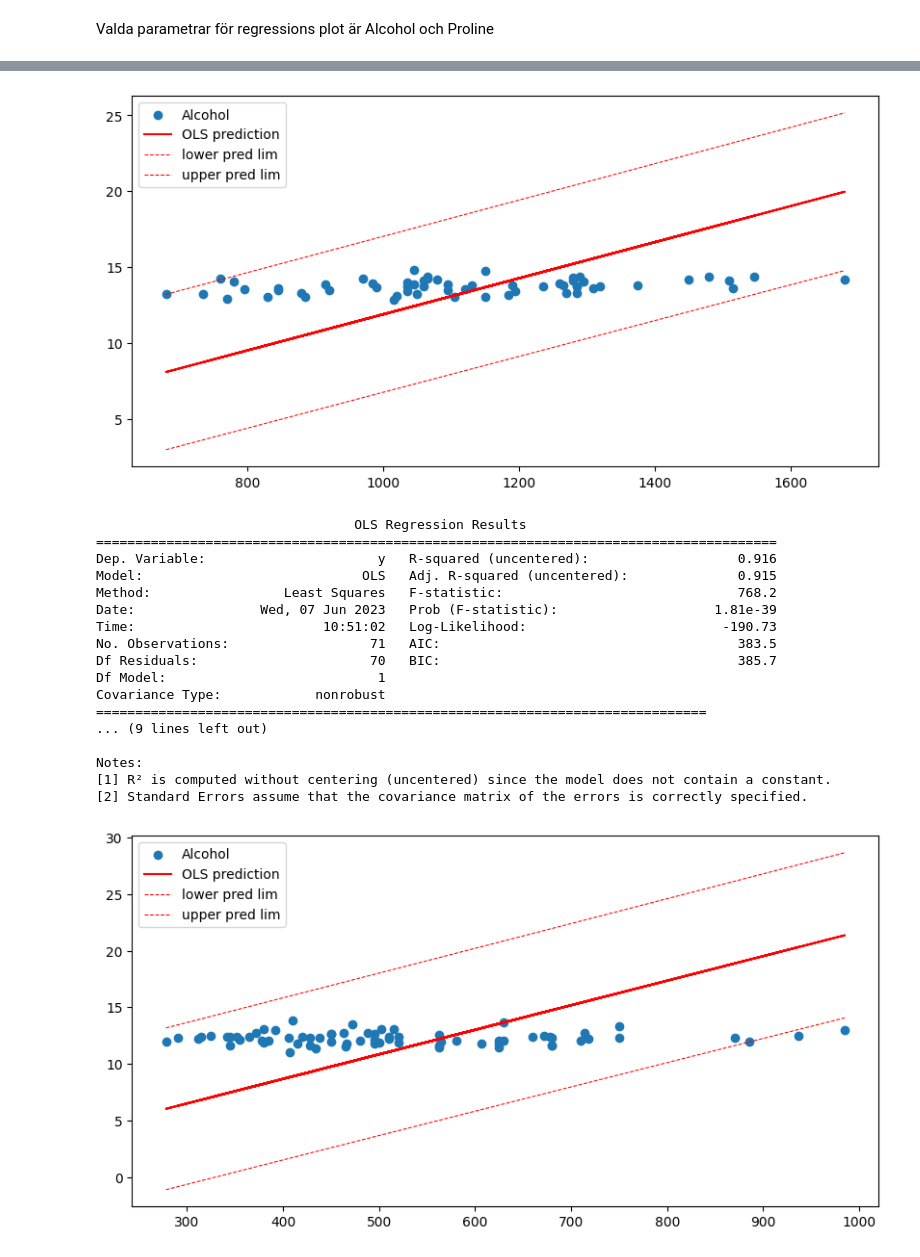
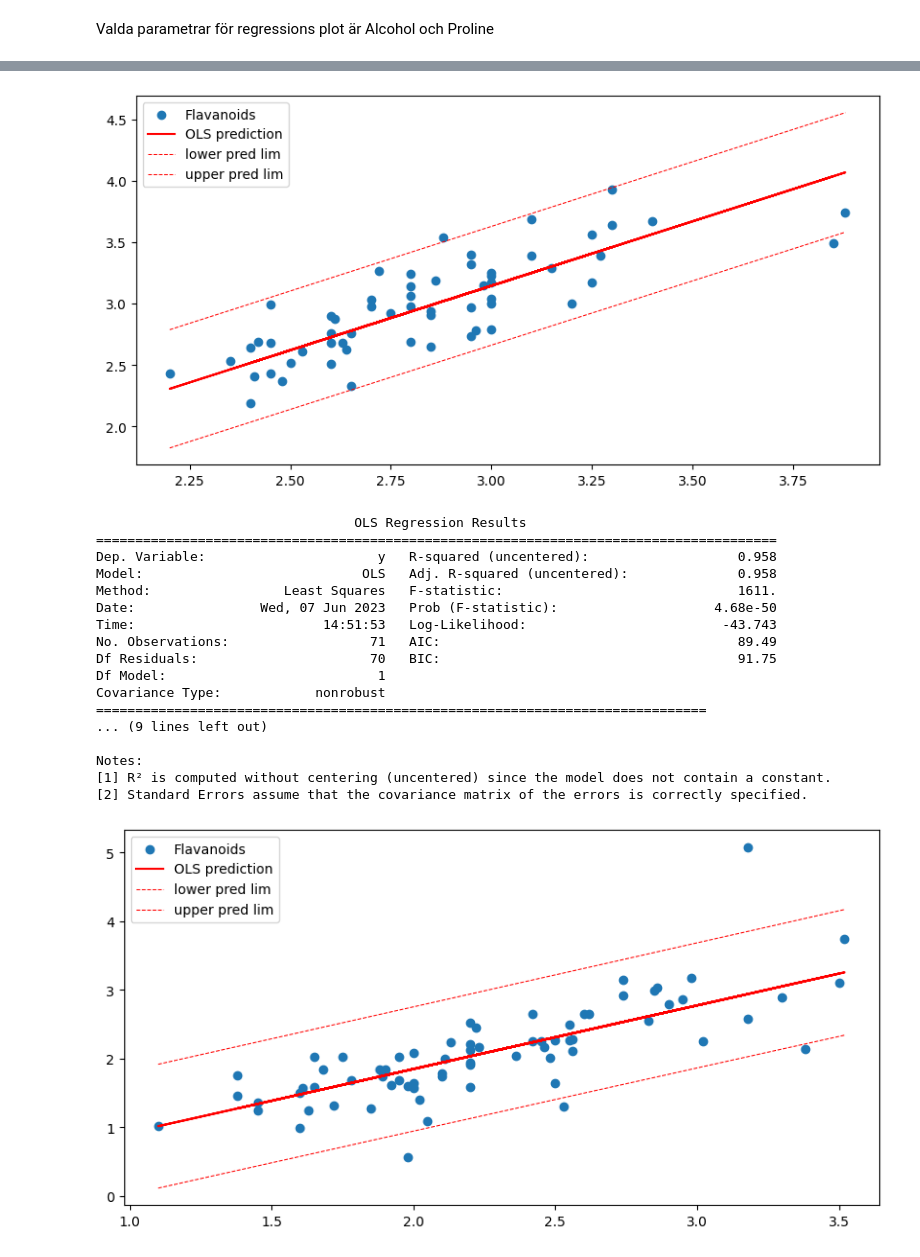
Before and after one commit to FabianAndersson17/Statistiska_Metoder_Slutuppgift, a Jupyter notebook: slutprojekt.ipynb, the cells around one changed output, grey strips where cells are left out. Drawn from its saved outputs; the diff is of its cells as text; code cells hidden in the pictures.

Commit message:
Started with the explanation of the results for ex 6

```diff
--- a/slutprojekt.ipynb
+++ b/slutprojekt.ipynb
@@ -246,7 +248,7 @@ Valda parametrar för regressions plot är Alcohol och Proline
 import statsmodels.api as sm
 
 regression_data = wine_data.reset_index().rename({"index": "Grape Variant"}, axis = 1)
-regression_data = regression_data[["Grape Variant", "Alcohol", "Proline"]]
+regression_data = regression_data[["Grape Variant", "Total phenols", "Flavanoids"]]
 regression_data_grape1 = regression_data[regression_data["Grape Variant"] == 1].reset_index(drop = True)
 regression_data_grape2 = regression_data[regression_data["Grape Variant"] == 2].reset_index(drop = True)
 regression_data_grape3 = regression_data[regression_data["Grape Variant"] == 3].reset_index(drop = True)
@@ -275,24 +277,24 @@ Notes:
 [1] R² is computed without centering (uncentered) since the model does not contain a constant.
 [2] Standard Errors assume that the covariance matrix of the errors is correctly specified.
 # %%
-predictions = result_grape1.get_prediction(regression_data_grape1["Proline"])
+predictions = result_grape1.get_prediction(regression_data_grape1["Total phenols"])
 
 frame=predictions.summary_frame(alpha=0.05)
 ypred=frame['mean']
 
 frame[['obs_ci_lower','obs_ci_upper']]
 
-order = np.argsort(regression_data_grape1["Proline"])
-xs = np.array(regression_data_grape1["Proline"])[order]
+order = np.argsort(regression_data_grape1["Total phenols"])
+xs = np.array(regression_data_grape1["Total phenols"])[order]
 # ys = np.array(frame['obs_ci_lower'])[order]
 
 fig, ax = plt.subplots(figsize=(10,5))
 
-plt.scatter(data=regression_data_grape1, x='Proline', y='Alcohol')
-ax.plot(regression_data_grape1["Proline"], ypred, "r", label="OLS prediction")
+plt.scatter(data=regression_data_grape1, x='Total phenols', y='Flavanoids')
+ax.plot(regression_data_grape1["Total phenols"], ypred, "r", label="OLS prediction")
 
-order = np.argsort(regression_data_grape1["Proline"])
-x = np.array(regression_data_grape1["Proline"])[order]
+order = np.argsort(regression_data_grape1["Total phenols"])
+x = np.array(regression_data_grape1["Total phenols"])[order]
 lower = np.array(frame['obs_ci_lower'])[order]
 upper = np.array(frame['obs_ci_upper'])[order]
 
@@ -303,23 +305,23 @@ ax.plot(xs, upper, 'r--', label="upper pred lim", linewidth=0.75)
 ax.legend(loc="best")
 plt.show()
 # %% [output]
-[figure, old version]
+[figure, new version]
 # %%
-grape2_x = regression_data_grape2["Proline"].to_list()
-grape2_y = regression_data_grape2["Alcohol"].to_list()
+grape2_x = regression_data_grape2["Total phenols"].to_list()
+grape2_y = regression_data_grape2["Flavanoids"].to_list()
 
 result_grape2 = sm.OLS(grape2_y, grape2_x).fit()
 print(result_grape2.summary())
 # %% [output]
                                  OLS Regression Results
 =======================================================================================
-Dep. Variable:                      y   R-squared (uncentered):                   0.916
-Model:                            OLS   Adj. R-squared (uncentered):              0.915
-Method:                 Least Squares   F-statistic:                              768.2
-Date:                Wed, 07 Jun 2023   Prob (F-statistic):                    1.81e-39
-Time:                        10:51:02   Log-Likelihood:                         -190.73
-No. Observations:                  71   AIC:                                      383.5
-Df Residuals:                      70   BIC:                                      385.7
+Dep. Variable:                      y   R-squared (uncentered):                   0.958
+Model:                            OLS   Adj. R-squared (uncentered):              0.958
+Method:                 Least Squares   F-statistic:                              1611.
+Date:                Wed, 07 Jun 2023   Prob (F-statistic):                    4.68e-50
+Time:                        14:51:53   Log-Likelihood:                         -43.743
+No. Observations:                  71   AIC:                                      89.49
+Df Residuals:                      70   BIC:                                      91.75
 Df Model:                           1
 Covariance Type:            nonrobust
 ==============================================================================
@@ -329,33 +331,33 @@ Notes:
 [1] R² is computed without centering (uncentered) since the model does not contain a constant.
 [2] Standard Errors assume that the covariance matrix of the errors is correctly specified.
 # %%
-predictions = result_grape2.get_prediction(regression_data_grape2["Proline"])
+predictions = result_grape2.get_prediction(regression_data_grape2["Total phenols"])
 
 frame=predictions.summary_frame(alpha=0.05)
 ypred=frame['mean']
 
 frame[['obs_ci_lower','obs_ci_upper']]
 
-order = np.argsort(regression_data_grape2["Proline"])
-xs = np.array(regression_data_grape2["Proline"])[order]
+order = np.argsort(regression_data_grape2["Total phenols"])
+xs = np.array(regression_data_grape2["Total phenols"])[order]
 # ys = np.array(frame['obs_ci_lower'])[order]
 
 fig, ax = plt.subplots(figsize=(10,5))
 
-plt.scatter(data=regression_data_grape2, x='Proline', y='Alcohol')
-ax.plot(regression_data_grape2["Proline"], ypred, "r", label="OLS prediction")
+plt.scatter(data=regression_data_grape2, x='Total phenols', y='Flavanoids')
+ax.plot(regression_data_grape2["Total phenols"], ypred, "r", label="OLS prediction")
 
-order = np.argsort(regression_data_grape2["Proline"])
-x = np.array(regression_data_grape2["Proline"])[order]
+order = np.argsort(regression_data_grape2["Total phenols"])
+x = np.array(regression_data_grape2["Total phenols"])[order]
 lower = np.array(frame['obs_ci_lower'])[order]
 upper = np.array(frame['obs_ci_upper'])[order]
 
 ax.plot(xs, lower, 'r--', label="lower pred lim", linewidth=0.75)
 ax.plot(xs, upper, 'r--', label="upper pred lim", linewidth=0.75)
 
 
 ax.legend(loc="best")
 plt.show()
 # %% [output]
-[figure, old version]
+[figure, new version]
 # %%
```
Also changed, not shown: parts of 7 cells of this notebook.
